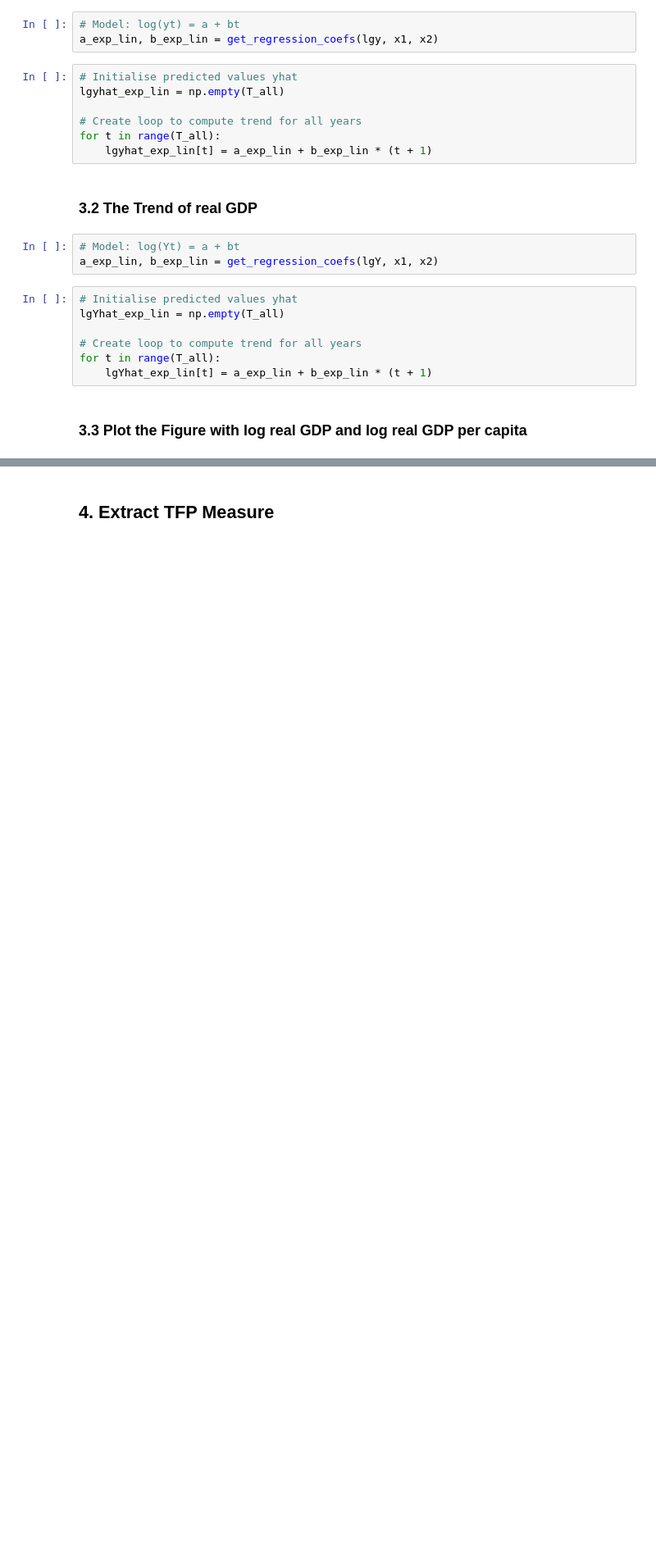
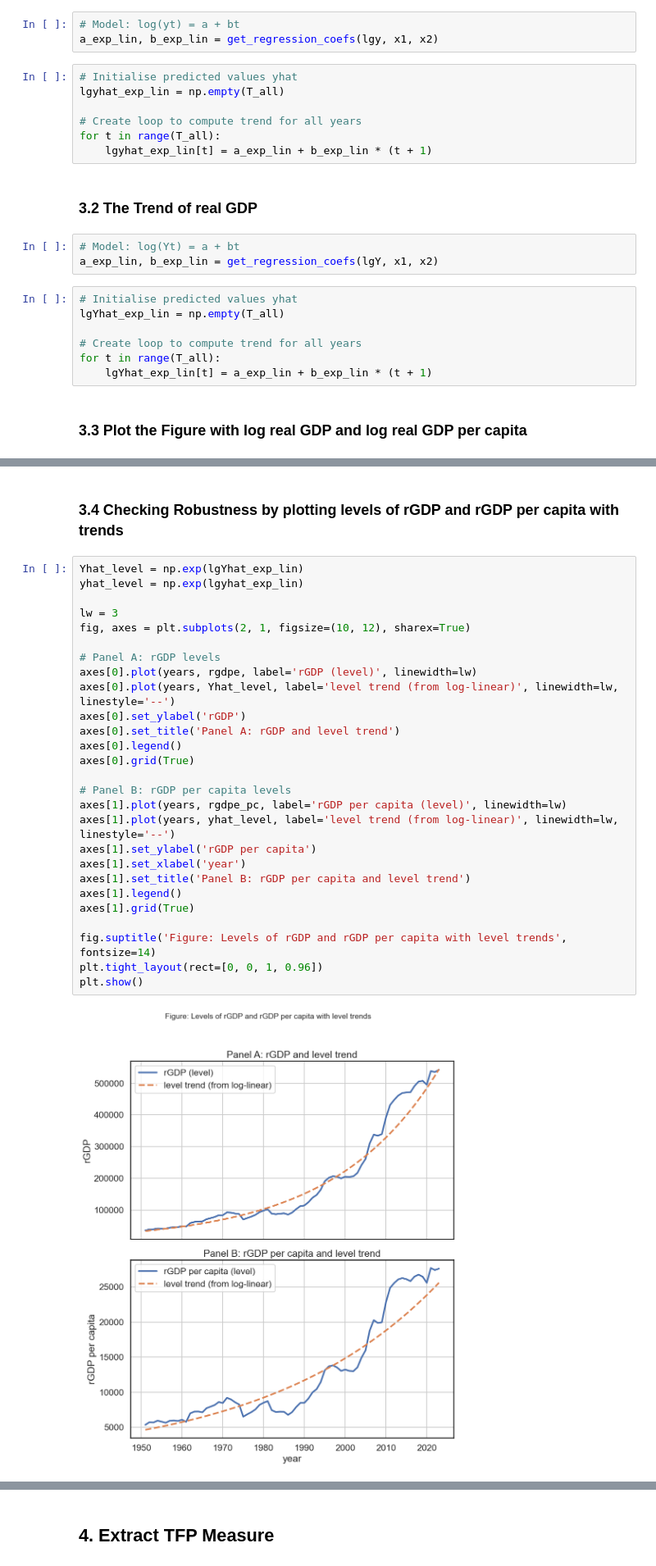
Before and after one commit to IcarusBai/EC2B1_Coursework, a Jupyter notebook: EC2B1_Coursework_Program.ipynb, the cells around one changed output, grey strips where cells are left out. Shown at 82% size. Cells and saved outputs as stored; diff of their text form; blank space fills up the shorter version.

Commit message:
feat(Program): I added robustness checking process for part 3 and 4

```diff
--- a/EC2B1_Coursework_Program.ipynb
+++ b/EC2B1_Coursework_Program.ipynb
@@ -167,0 +172,31 @@ plt.show()
+# %% [markdown]
+### 3.4 Checking Robustness by plotting levels of rGDP and rGDP per capita with trends
+# %%
+Yhat_level = np.exp(lgYhat_exp_lin)
+yhat_level = np.exp(lgyhat_exp_lin)
+
+lw = 3
+fig, axes = plt.subplots(2, 1, figsize=(10, 12), sharex=True)
+
+# Panel A: rGDP levels
+axes[0].plot(years, rgdpe, label='rGDP (level)', linewidth=lw)
+axes[0].plot(years, Yhat_level, label='level trend (from log-linear)', linewidth=lw, linestyle='--')
+axes[0].set_ylabel('rGDP')
+axes[0].set_title('Panel A: rGDP and level trend')
+axes[0].legend()
+axes[0].grid(True)
+
+# Panel B: rGDP per capita levels
+axes[1].plot(years, rgdpe_pc, label='rGDP per capita (level)', linewidth=lw)
+axes[1].plot(years, yhat_level, label='level trend (from log-linear)', linewidth=lw, linestyle='--')
+axes[1].set_ylabel('rGDP per capita')
+axes[1].set_xlabel('year')
+axes[1].set_title('Panel B: rGDP per capita and level trend')
+axes[1].legend()
+axes[1].grid(True)
+
+fig.suptitle('Figure: Levels of rGDP and rGDP per capita with level trends', fontsize=14)
+plt.tight_layout(rect=[0, 0, 1, 0.96])
+plt.show()
+# %% [output]
+[figure, added]
```
Also changed, not shown: parts of 7 cells of this notebook.
